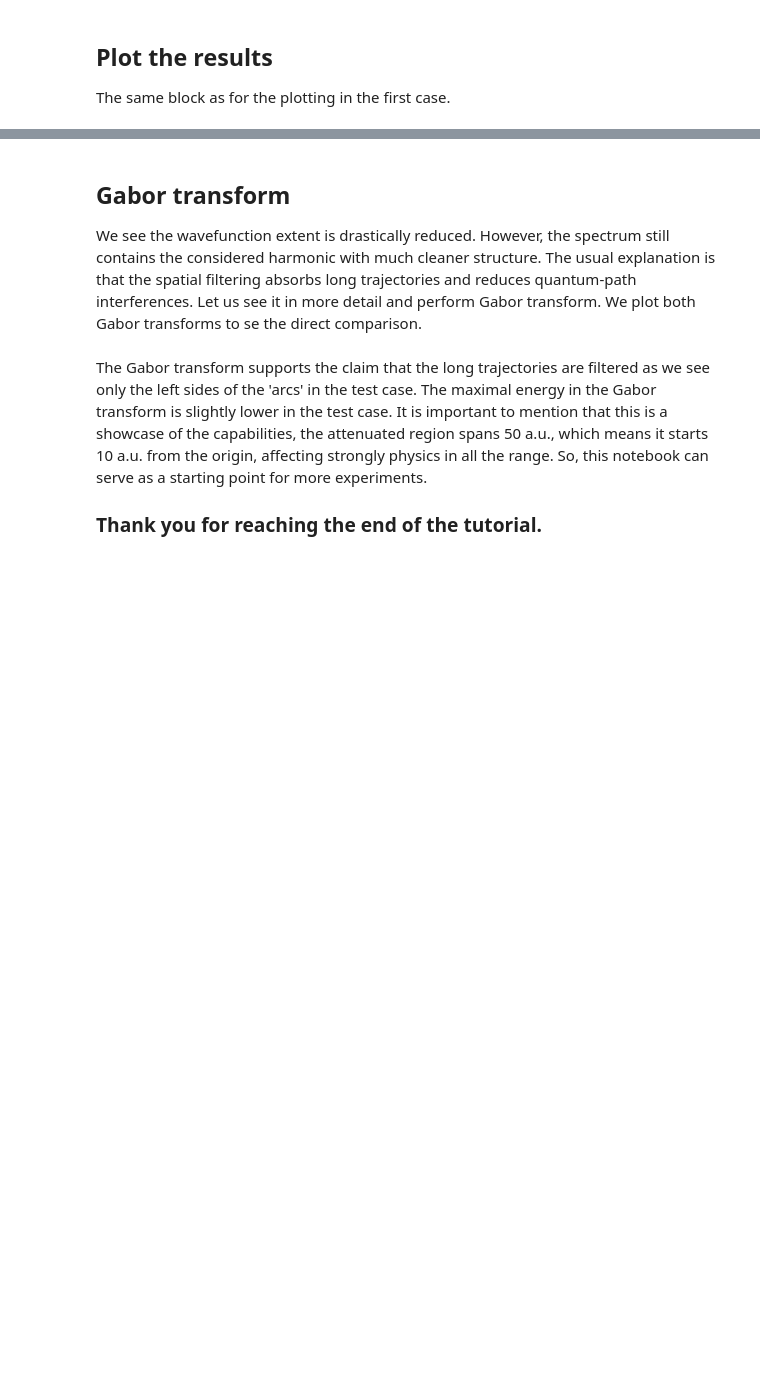
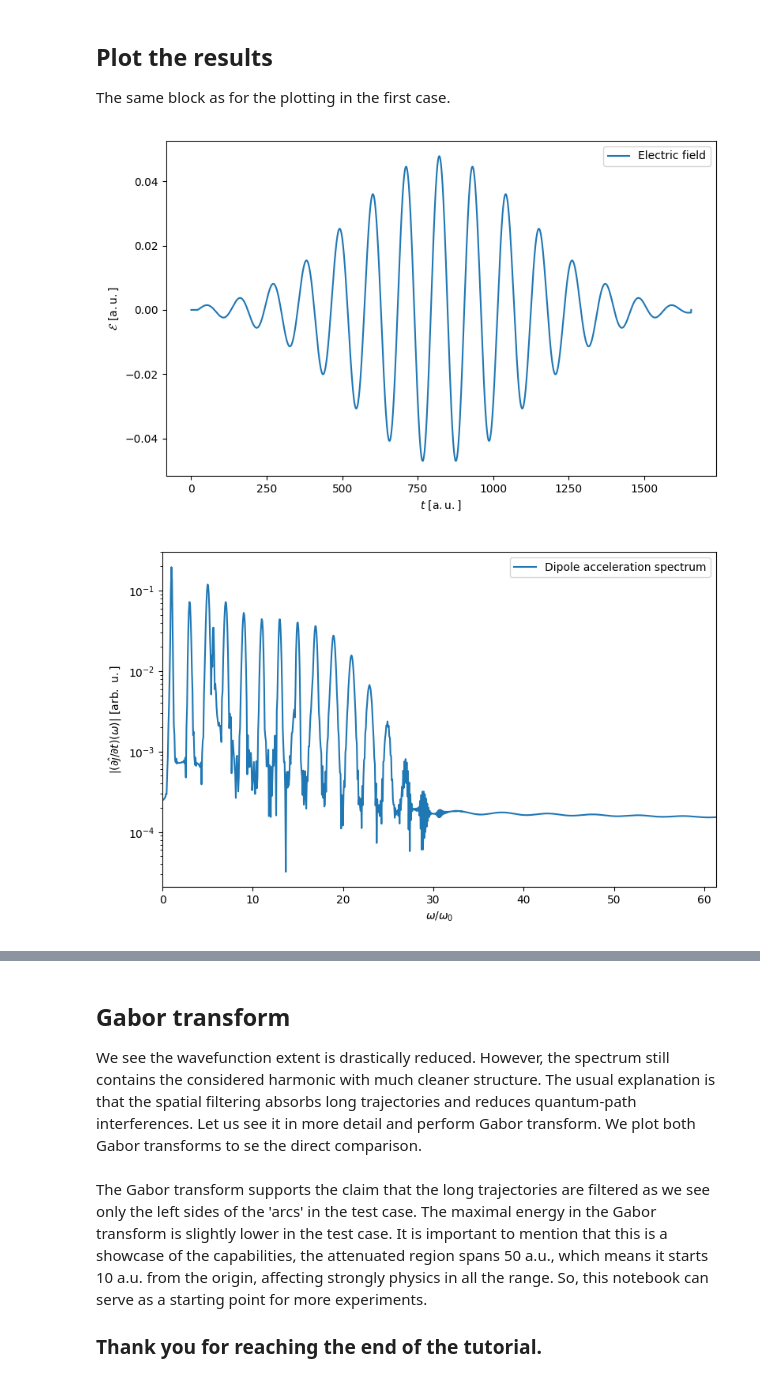
Before and after one commit to MMA-HHG/MMA, a Jupyter notebook: jupyter_examples/interactive_TDSE/field_from_CUPRAD.ipynb, the cells around one changed output, grey strips where cells are left out. Drawn from its saved outputs; the diff is of its cells as text; code cells hidden in the pictures; blank space fills up the shorter version.

```diff
--- a/jupyter_examples/interactive_TDSE/field_from_CUPRAD.ipynb
+++ b/jupyter_examples/interactive_TDSE/field_from_CUPRAD.ipynb
@@ -418,11 +469,21 @@ fig2, ax2 = plt.subplots(figsize=(8, 5))
 ogrid = output_test.get_omegagrid()[:]
 ko_max = mn.FindInterval(ogrid, omega_max_plot)
 
-photon_energy = mn.ConvertPhoton(
-    ogrid[:ko_max],
-    'omegaau',
-    Energy_units
-)
+if Energy_units == 'harmonic_order':
+    photon_energy = ogrid[:ko_max] / omega0au
+    units_plot = r'$\omega/\omega_0$'
+else:
+    photon_energy = mn.ConvertPhoton(
+        ogrid[:ko_max],
+        'omegaau',
+        Energy_units
+    )
+
+    units_plot = (
+        r'$\omega~[\mathrm{eV}]$'
+        if Energy_units == 'eV'
+        else r'$\omega~[\mathrm{a.u.}]$'
+    )
 
 ax2.semilogy(
     photon_energy,
@@ -431,12 +492,13 @@ ax2.semilogy(
 )
 
 ax2.set_xlim(photon_energy[[0, -1]])
-units_plot = r'$\omega~[\mathrm{eV}]$' if (Energy_units=='eV') else r'$\omega~[\mathrm{a.u.}]$'
 ax2.set_xlabel(units_plot)
+
 ax2.set_ylabel(
     r'$|(\partial \hat{\jmath}/\partial t)(\omega)|'
     r'~[\mathrm{arb.~u.}]$'
 )
+
 ax2.legend()
 
 fig2.tight_layout()
@@ -496,30 +558,33 @@ pc3 = ax3.pcolormesh(
 )
 
 ax3.set_xlabel(r'$t~[\mathrm{a.u.}]$')
 ax3.set_ylabel(r'$x~[\mathrm{a.u.}]$')
 
 ax3.set_xlim(
     np.min(t_psi),
     np.max(t_psi)
 )
 
 ax3.set_ylim(
     np.min(x_plot),
     np.max(x_plot)
 )
 
 
 # Horizontal colour bar below the plot
 cbar = fig3.colorbar(
     pc3,
     ax=ax3,
     orientation='horizontal',
     location='bottom',
     pad=0.08,
     shrink=0.8,
     aspect=45
 )
 
 cbar.set_label(r'$|\psi|~[\mathrm{a.u.}]$')
 
 plt.show()
+# %% [output]
+[figure, added]
+[figure, added]
```
Also changed, not shown: parts of 8 cells of this notebook.
